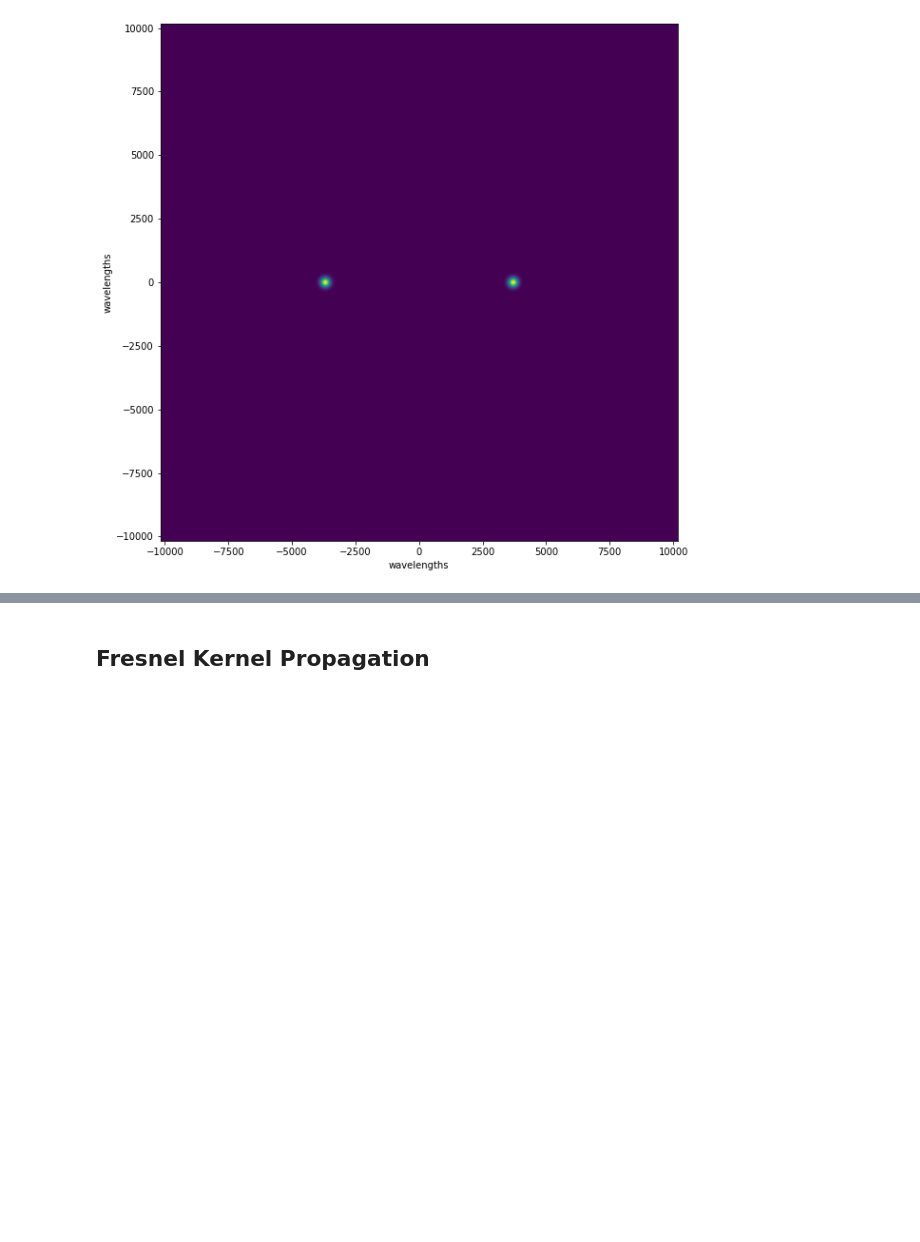
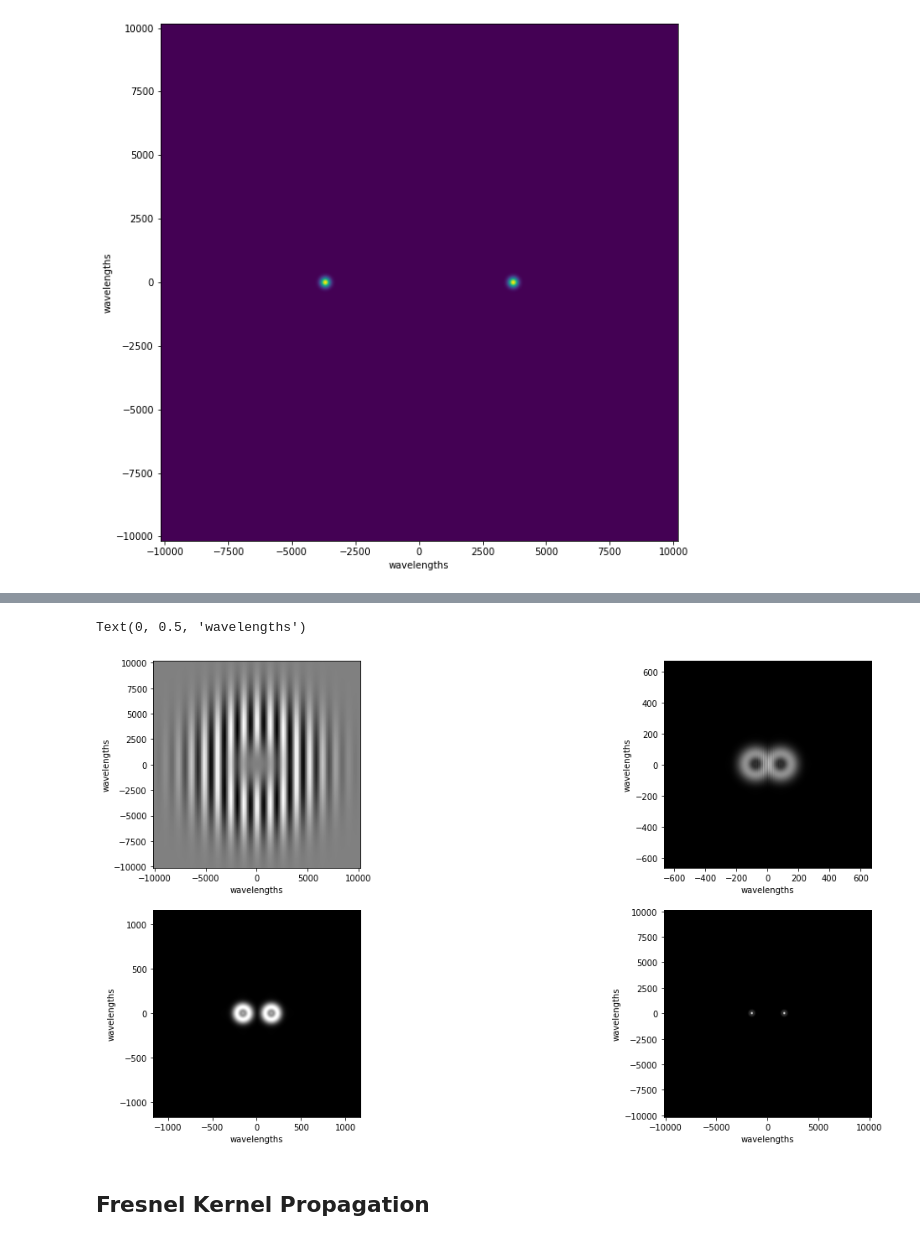
Before and after one commit to djbradyAtOpticalSciencesArizona/computationalImaging, a Jupyter notebook: waves/numericalDiffraction.ipynb, the cells around one changed output, grey strips where cells are left out. Cells and saved outputs as stored; diff of their text form; code cells hidden in the pictures; blank space fills up the shorter version.

```diff
--- a/waves/numericalDiffraction.ipynb
+++ b/waves/numericalDiffraction.ipynb
@@ -106,3 +119,29 @@ Text(0, 0.5, 'wavelengths')
+# %%
+plt.subplot(2,2,1)
+plt.imshow(f,extent=[-xrange,xrange,-xrange,xrange],cmap='gray')
+plt.xlabel('wavelengths')
+plt.ylabel('wavelengths')
+plt.subplot(2,2,2)
+q=g(f,500,.3)
+xrange=q.shape[0]/(lam*2)
+plt.imshow(np.abs(q),extent=[-xrange,xrange,-xrange,xrange],cmap='gray')
+plt.xlabel('wavelengths')
+plt.ylabel('wavelengths')
+plt.subplot(2,2,3)
+q=g(f,1000,.3)
+xrange=q.shape[0]/(lam*2)
+plt.imshow(np.abs(q),extent=[-xrange,xrange,-xrange,xrange],cmap='gray')
+plt.xlabel('wavelengths')
+plt.ylabel('wavelengths')
+plt.subplot(2,2,4)
+q=g(f,10000,.3)
+xrange=q.shape[0]/(lam*2)
+plt.imshow(np.abs(q),extent=[-xrange,xrange,-xrange,xrange],cmap='gray')
+plt.xlabel('wavelengths')
+plt.ylabel('wavelengths')
+# %% [output]
+Text(0, 0.5, 'wavelengths')
+[figure, added]
 # %% [markdown]
 ## Fresnel Kernel Propagation
 # %% [markdown]
```
Also changed, not shown: parts of 1 cell of this notebook.
